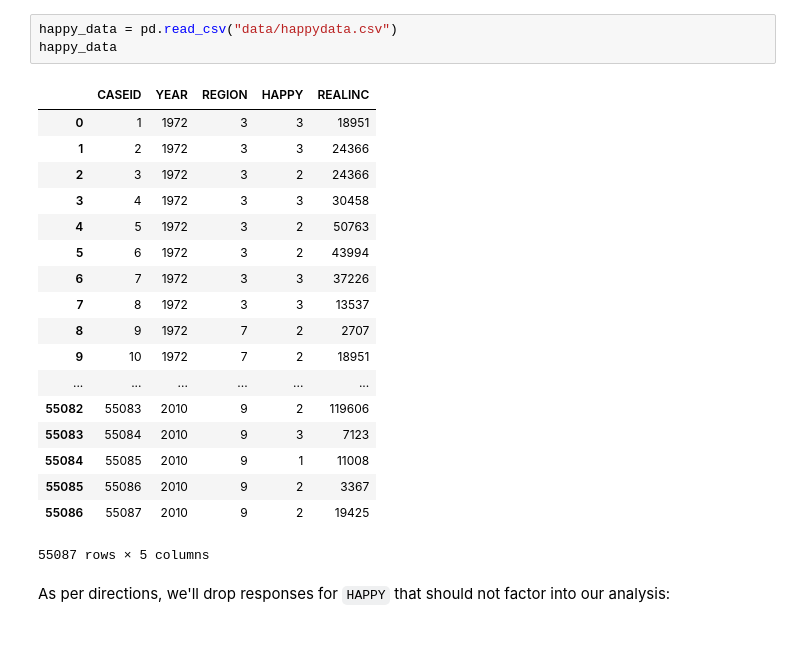
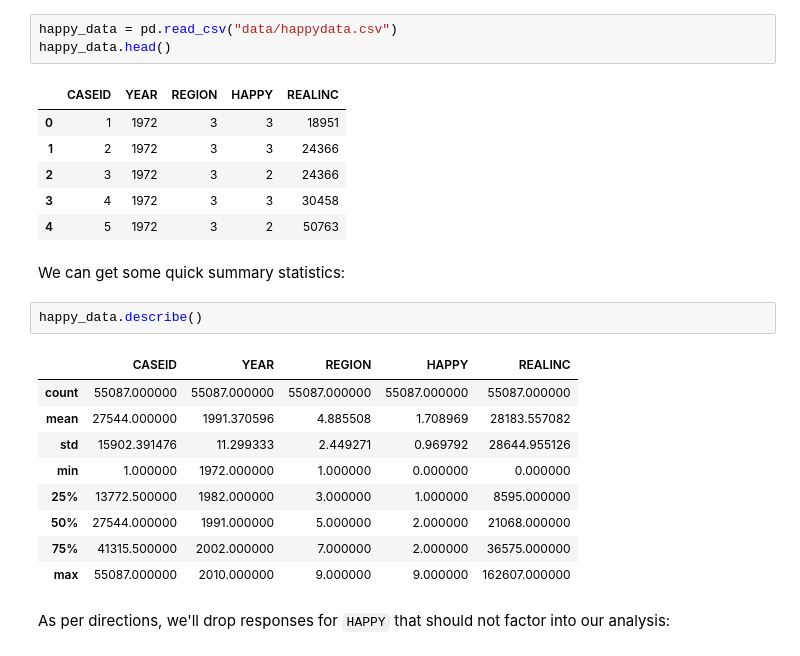
Before and after one commit to ds-modules/ENVECON-100, a Jupyter notebook: regression/Regression-Exercise.ipynb, the cells around one changed output. Drawn from its saved outputs; the diff is of its cells as text.

```diff
--- a/regression/Regression-Exercise.ipynb
+++ b/regression/Regression-Exercise.ipynb
@@ -26,26 +17,28 @@ where the subscripts $i$ indicates the value of the variable for the $i$th obser
 First let's read in the data:
 # %%
 happy_data = pd.read_csv("data/happydata.csv")
-happy_data
+happy_data.head()
 # %% [output]
 |  | CASEID | YEAR | REGION | HAPPY | REALINC |
 | 0 | 1 | 1972 | 3 | 3 | 18951 |
 | 1 | 2 | 1972 | 3 | 3 | 24366 |
 | 2 | 3 | 1972 | 3 | 2 | 24366 |
 | 3 | 4 | 1972 | 3 | 3 | 30458 |
 | 4 | 5 | 1972 | 3 | 2 | 50763 |
-| 5 | 6 | 1972 | 3 | 2 | 43994 |
-| 6 | 7 | 1972 | 3 | 3 | 37226 |
-| 7 | 8 | 1972 | 3 | 3 | 13537 |
-| 8 | 9 | 1972 | 7 | 2 | 2707 |
-| 9 | 10 | 1972 | 7 | 2 | 18951 |
-| ... | ... | ... | ... | ... | ... |
-| 55082 | 55083 | 2010 | 9 | 2 | 119606 |
-| 55083 | 55084 | 2010 | 9 | 3 | 7123 |
-| 55084 | 55085 | 2010 | 9 | 1 | 11008 |
-| 55085 | 55086 | 2010 | 9 | 2 | 3367 |
-| 55086 | 55087 | 2010 | 9 | 2 | 19425 |
-55087 rows × 5 columns
+# %% [markdown]
+We can get some quick summary statistics:
+# %%
+happy_data.describe()
+# %% [output]
+|  | CASEID | YEAR | REGION | HAPPY | REALINC |
+| count | 55087.000000 | 55087.000000 | 55087.000000 | 55087.000000 | 55087.000000 |
+| mean | 27544.000000 | 1991.370596 | 4.885508 | 1.708969 | 28183.557082 |
+| std | 15902.391476 | 11.299333 | 2.449271 | 0.969792 | 28644.955126 |
+| min | 1.000000 | 1972.000000 | 1.000000 | 0.000000 | 0.000000 |
+| 25% | 13772.500000 | 1982.000000 | 3.000000 | 1.000000 | 8595.000000 |
+| 50% | 27544.000000 | 1991.000000 | 5.000000 | 2.000000 | 21068.000000 |
+| 75% | 41315.500000 | 2002.000000 | 7.000000 | 2.000000 | 36575.000000 |
+| max | 55087.000000 | 2010.000000 | 9.000000 | 9.000000 | 162607.000000 |
 # %% [markdown]
 As per directions, we'll drop responses for `HAPPY` that should not factor into our analysis:
 # %%
```
Also changed, not shown: parts of 34 cells of this notebook.
